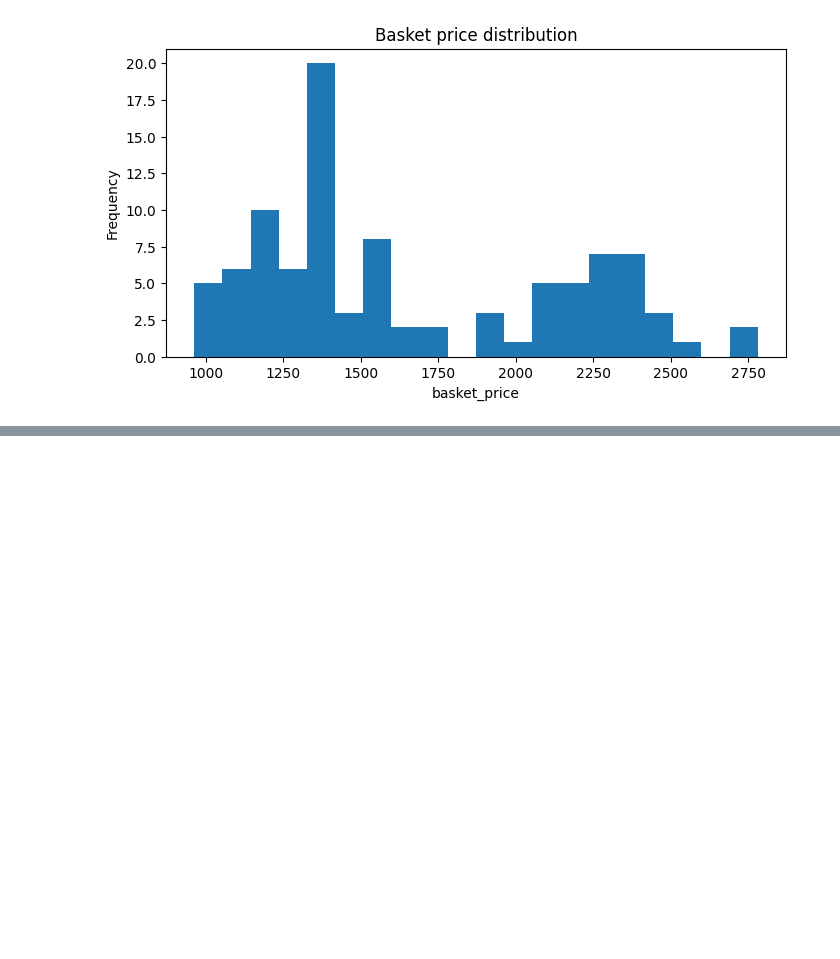
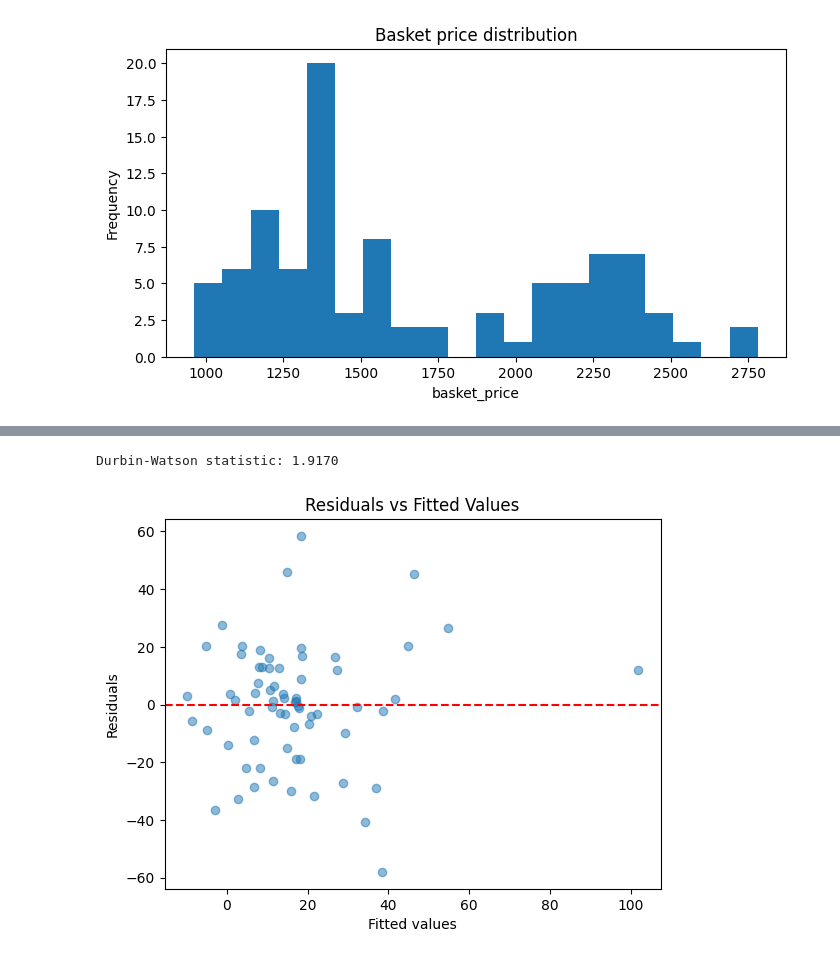
Before and after one commit to darynka-h/good_basket_research, a Jupyter notebook: new_data_from_2017.ipynb, the cells around one changed output, grey strips where cells are left out. Drawn from its saved outputs; the diff is of its cells as text; code cells hidden in the pictures; blank space fills up the shorter version.

```diff
--- a/new_data_from_2017.ipynb
+++ b/new_data_from_2017.ipynb
@@ -704,0 +409,19 @@ print(h2_res.summary())
+# %%
+residuals = results.resid
+
+dw_stat = durbin_watson(residuals)
+print(f'Durbin-Watson statistic: {dw_stat:.4f}')
+# %% [output]
+Durbin-Watson statistic: 1.9170
+# %%
+fitted_vals = results.fittedvalues
+residuals = results.resid
+
+plt.scatter(fitted_vals, residuals, alpha=0.5)
+plt.axhline(0, color='red', linestyle='--')
+plt.xlabel("Fitted values")
+plt.ylabel("Residuals")
+plt.title("Residuals vs Fitted Values")
+plt.show()
+# %% [output]
+[figure, added]
```
Also changed, not shown: parts of 37 cells of this notebook, 3 other files.
